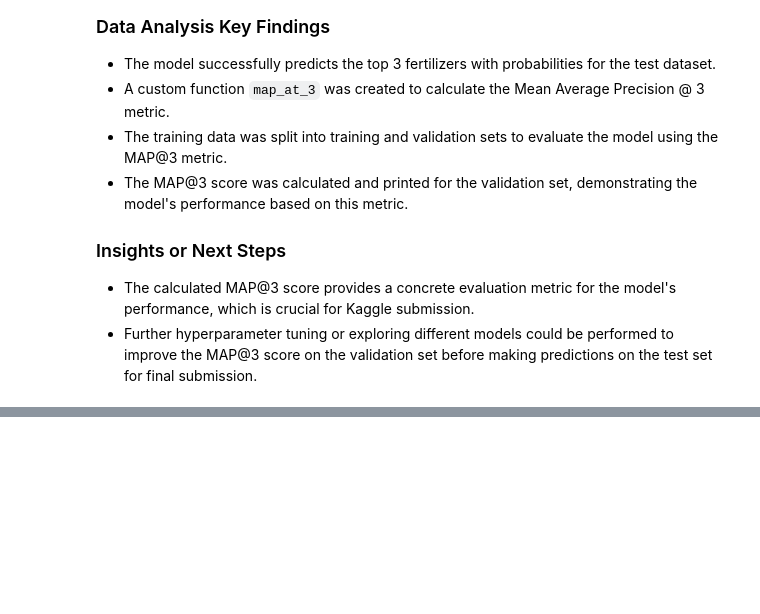
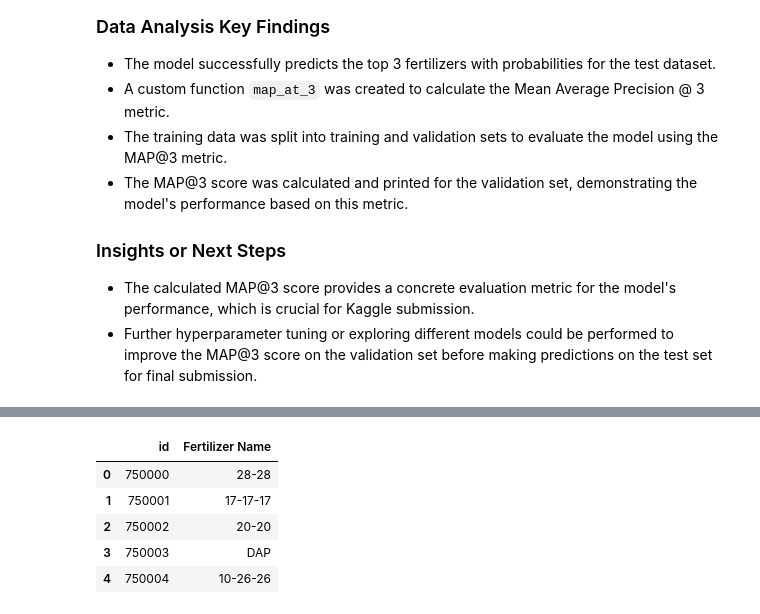
Before and after one commit to Abu-Taher01/Predicting-Optimal-Fertilizers, a Jupyter notebook: Predicting Optimal Fertilizers.ipynb, the cells around one changed output, grey strips where cells are left out. Saved outputs shown, nothing was run; the diff lists cells and outputs as text; code cells hidden in the pictures; blank space fills up the shorter version.

```diff
--- a/Predicting Optimal Fertilizers.ipynb
+++ b/Predicting Optimal Fertilizers.ipynb
@@ -508,2 +556,13 @@ plt.show()
 # %%
 feature_predict=model_feature.predict(X_feature_test)
+# %%
+submission_feature_df = pd.DataFrame({'id': test_df['id'], 'Fertilizer Name': feature_predict})
+submission_feature_df.to_csv('submission_feature.csv', index=False)
+display(submission_feature_df.head())
+# %% [output]
+|  | id | Fertilizer Name |
+| 0 | 750000 | 28-28 |
+| 1 | 750001 | 17-17-17 |
+| 2 | 750002 | 20-20 |
+| 3 | 750003 | DAP |
+| 4 | 750004 | 10-26-26 |
```
Also changed, not shown: parts of 11 cells of this notebook.
